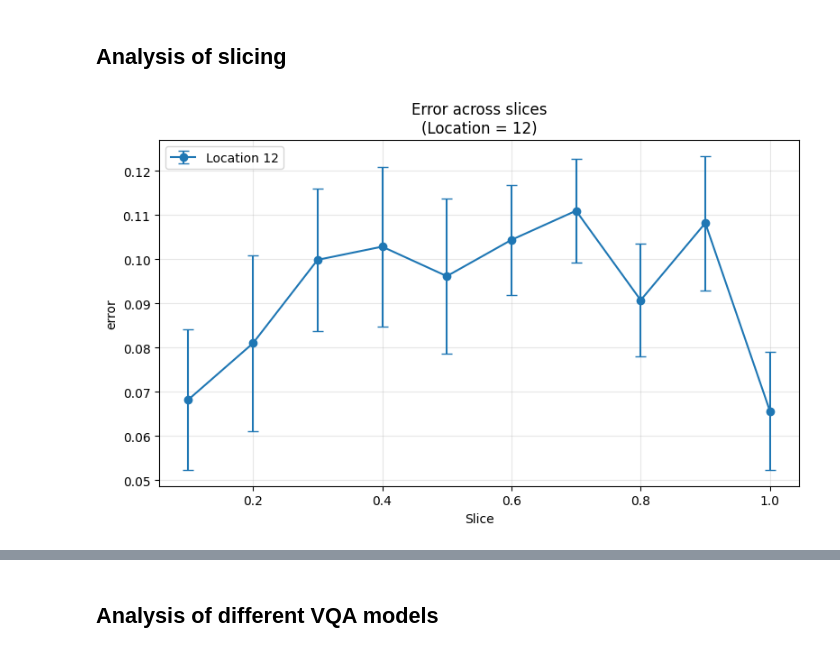
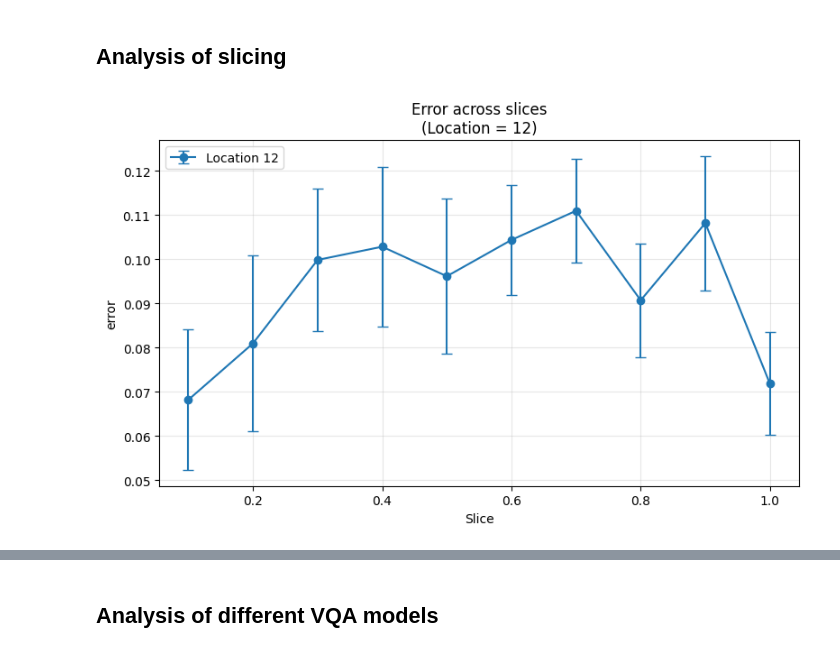
Before and after one commit to goldsmdn/TSP_VQC, a Jupyter notebook: show_results.ipynb, the cells around one changed output, grey strips where cells are left out. Cells and saved outputs as stored; diff of their text form; code cells hidden in the pictures.

Commit message:
#115 tidy up graph plotting using dictionary filters

```diff
--- a/show_results.ipynb
+++ b/show_results.ipynb
@@ -40,16 +119,19 @@ SHOW_COUNTS = False #how much many relevant datapoints have been read?  If False
+# %%
+df_cache = read_data()
 # %% [markdown]
 ## Analysis of slicing
 # %%
-df = read_data()
-df = filter_results_qml(df)
+FILTERS_SLICING = {
+    'locations': [9, 10, 11, 12, 15],
+    'mode': 2,
+    'mps': True,
+}
+
+df = apply_filters(df_cache, FILTERS_GENERAL)
+df = apply_filters(df, FILTERS_VQA_SPSA)
+df = apply_filters(df, FILTERS_SLICING)
 df = find_quality(df)
-df = select_key_fields_qml(df)
-df = df[(df['mode'] == 2)]
-df = df[(df['locations'] > 8)]
-df = df[(df['locations'] < 17)]
-#df = df[(df['locations'] == 15)]
-#df = df[(df['locations'] == 12)]
-df = df[(df['mps'] == True)] #not enough relevant data points with mps True
+df = df[KEY_FIELDS]
 # %%
 if SHOW_COUNTS:
     slice_count = df.groupby(['locations', 'slice']).count()
@@ -58,21 +142,13 @@ if SHOW_COUNTS:
     print(slice_count_pivot)
 # %%
 grouped = df.groupby(['locations', 'slice'])
-sliced_summary = grouped['error'].agg(
-    mean='mean',
-    sem='sem'
-).reset_index()
+sliced_summary = grouped['error'].agg(mean='mean', sem='sem').reset_index()
 sliced_summary = sliced_summary.rename(columns={'mean': 'error'})
 # %%
 input = 'error'
-plot_2d_graph_slice(
-    sliced_summary,
-    input='error',
-    location_value=12,
-    show_sem=True
-)
+plot_2d_graph_slice(sliced_summary, input='error', location_value=12, show_sem=True)
 # %% [output]
-[figure, old version]
+[figure, new version]
 # %%
 input = 'error'
 plot_3d_graph_slice(sliced_summary, input, show_sem=True)
```
Also changed, not shown: parts of 87 cells of this notebook, 15 other files.
